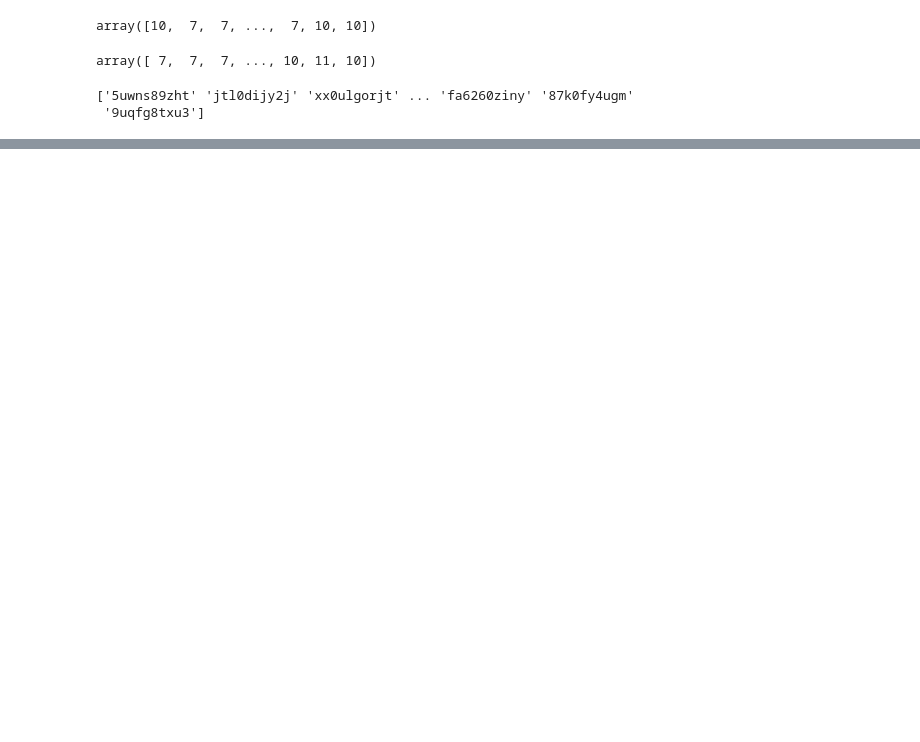
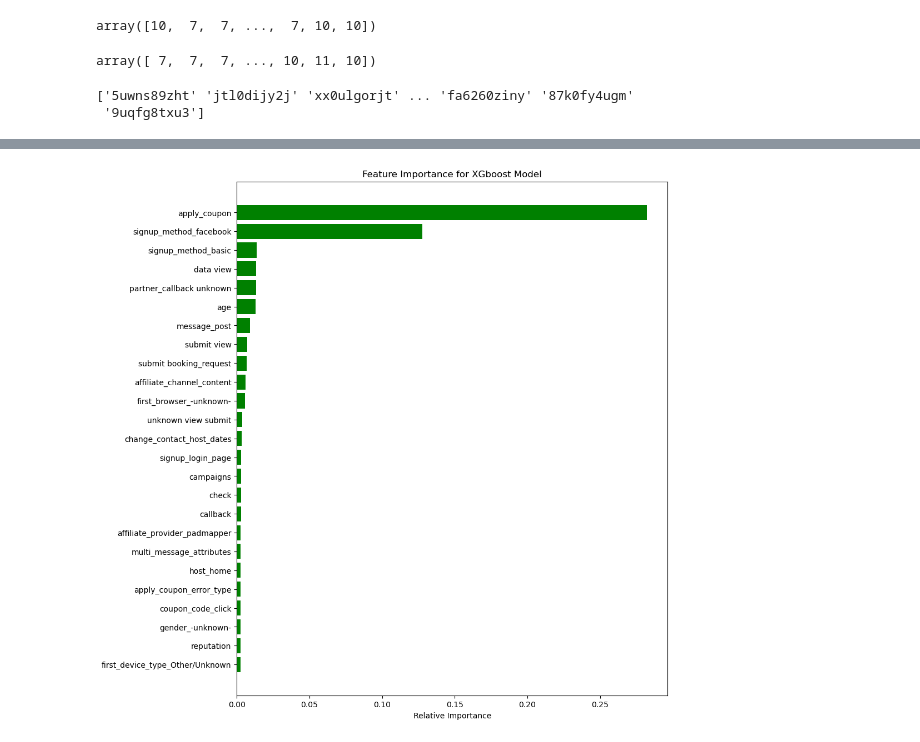
Before and after one commit to wenxiatang/Airbnb_New_User_Prediction, a Jupyter notebook: Airbnb_3_modelling.ipynb, the cells around one changed output, grey strips where cells are left out. Drawn from its saved outputs; the diff is of its cells as text; code cells hidden in the pictures; blank space fills up the shorter version.

```diff
--- a/Airbnb_3_modelling.ipynb
+++ b/Airbnb_3_modelling.ipynb
@@ -358,7 +253,7 @@ param_grid = {
 }
 
 xgb = xgb.XGBClassifier(objective='multi:softmax', eval_metric='mlogloss')
-clf_xgb = RandomizedSearchCV(xgb, param_grid, n_jobs=-1, verbose=2, scoring=ndcg_scorer, random_state=42)
+clf_xgb = RandomizedSearchCV(xgb, param_grid, n_jobs=-1, verbose=2, scoring='neg_log_loss')
 # %%
 clf_xgb.fit(X_train, Y_train)
 # %% [output]
@@ -368,14 +282,16 @@ clf_xgb.best_params_
 # %%
 # Feature importance for random forest model
 features = final_column_list
 importances = clf_xgb.best_estimator_.feature_importances_
 indices = (np.argsort(importances))[-25:]
 plt.figure(figsize=(10,12))
 plt.title('Feature Importance for XGboost Model')
-plt.barh(range(len(indices)), importances[indices], color = 'r', align='center')
+plt.barh(range(len(indices)), importances[indices], color = 'g', align='center')
 plt.yticks(range(len(indices)), [features[i] for i in indices])
 plt.xlabel('Relative Importance')
 plt.show()
+# %% [output]
+[figure, added]
 # %%
 results_xgb = clf_xgb.cv_results_
 x_axis = np.array(results_xgb['param_n_estimators'].data, dtype=float)
```
Also changed, not shown: parts of 53 cells of this notebook, 1 other file.
